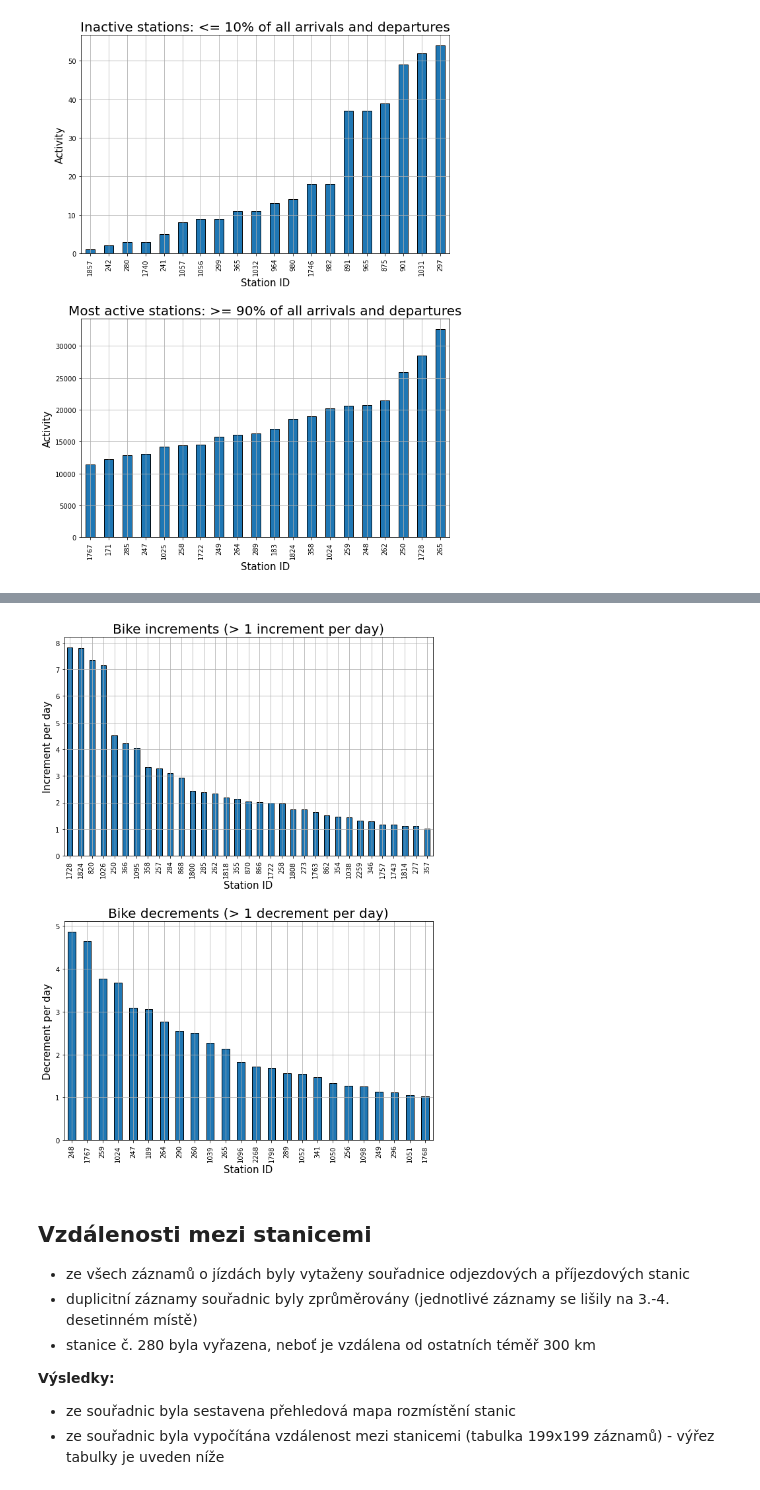
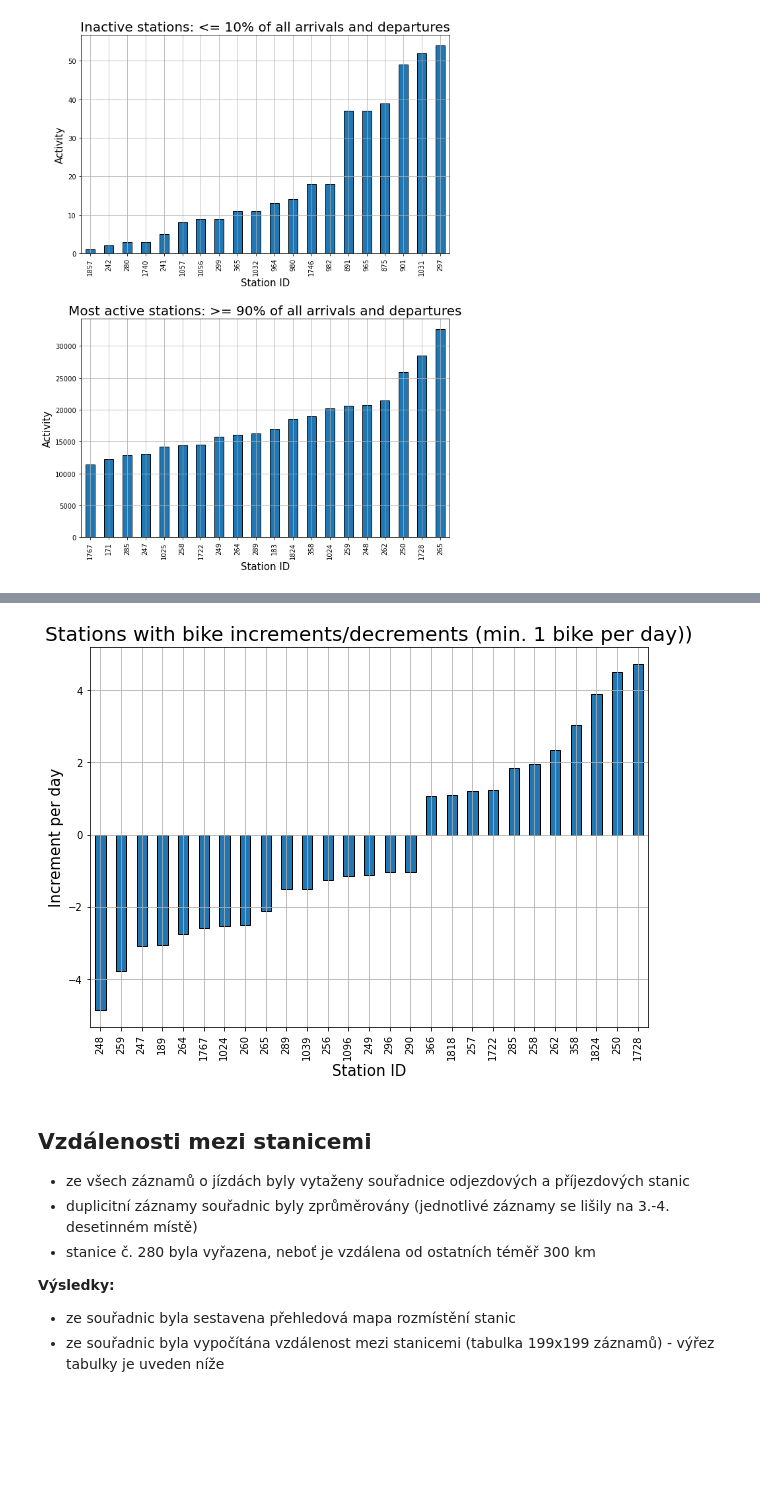
Before and after one commit to michalbk/Data_academy-Python_project, a Jupyter notebook: python_project.ipynb, the cells around one changed output, grey strips where cells are left out. Drawn from its saved outputs; the diff is of its cells as text; code cells hidden in the pictures; blank space fills up the shorter version.

```diff
--- a/python_project.ipynb
+++ b/python_project.ipynb
@@ -199,24 +148,23 @@ decrease_df = decrease_df.query('interval_days >= 30 and decr_per_day > 1')
-# %%
-fig, axs = plt.subplots(2, 1, figsize=(10,14))
-ax1, ax2 = axs
-plt.subplots_adjust(hspace=0.3)
-
-increase_df.incr_per_day.plot.bar(ax=ax1, edgecolor='black')
-ax1.set_title('Bike increments (> 1 increment per day)', fontsize=20)
-ax1.set_ylabel('Increment per day', fontsize=15)
-
-decrease_df.decr_per_day.plot.bar(ax=ax2, edgecolor='black')
-ax2.set_title('Bike decrements (> 1 decrement per day)', fontsize=20)
-ax2.set_ylabel('Decrement per day', fontsize=15)
-
-for i in [ax1, ax2]:
-    i.set_xlabel('Station ID', fontsize=15)
-    i.legend().remove()
-    i.grid()
-
-plt.show()
-# %% [output]
-[figure, removed]
+# %%
+# differences
+interval_days = ((ddf.sort_values('started_at').iloc[-1,1] - ddf.sort_values('started_at')
+                  .iloc[0,0]).days)  # days between last and first record
+activity_df_diff = (
+    activity_df.assign(diff_per_day = round((activity_df.arrivals
+                                             - activity_df.departures)/interval_days, 3)))
+# %%
+fig, ax = plt.subplots(figsize=(10,7))
+
+(activity_df_diff.query('diff_per_day <= -1 or diff_per_day >= 1')[['diff_per_day']]
+ .sort_values('diff_per_day').plot.bar(ax=ax, edgecolor='black'))
+ax.set_title('Stations with bike increments/decrements (min. 1 bike per day))', fontsize=20)
+ax.set_xlabel('Station ID', fontsize=15)
+ax.set_ylabel('Increment per day', fontsize=15)
+ax.legend().remove()
+ax.grid()
+plt.show()
+# %% [output]
+[figure, added]
 # %% [markdown]
 ## Vzdálenosti mezi stanicemi
 
```
Also changed, not shown: parts of 12 cells of this notebook.
